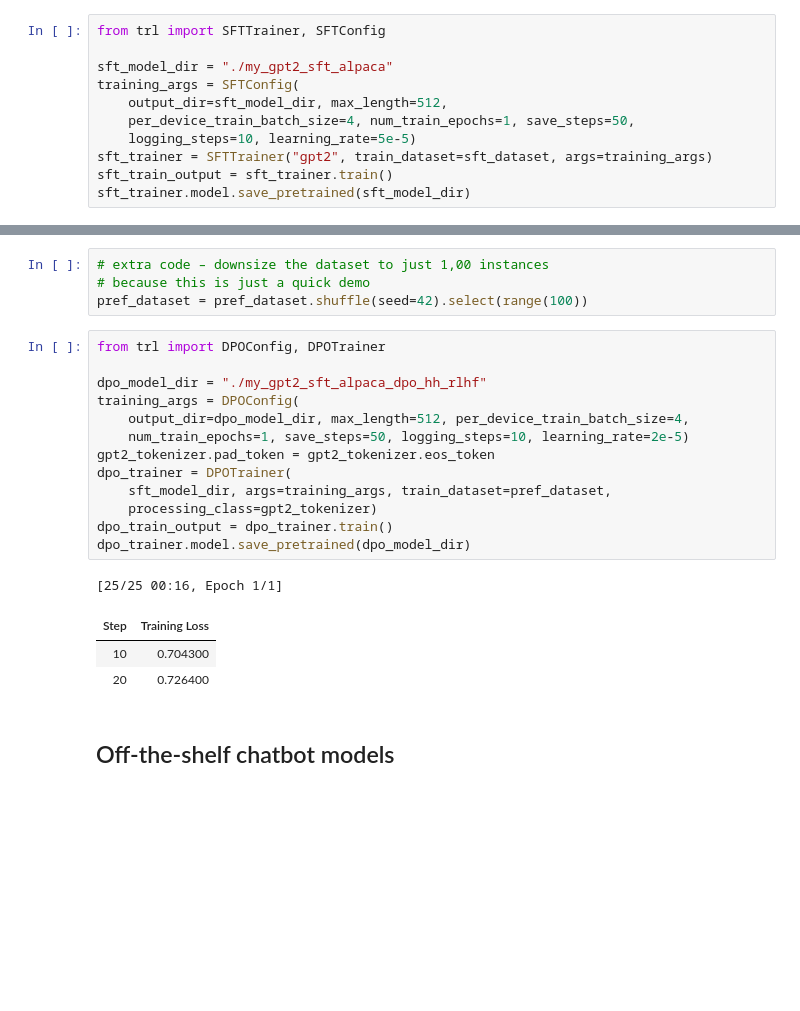
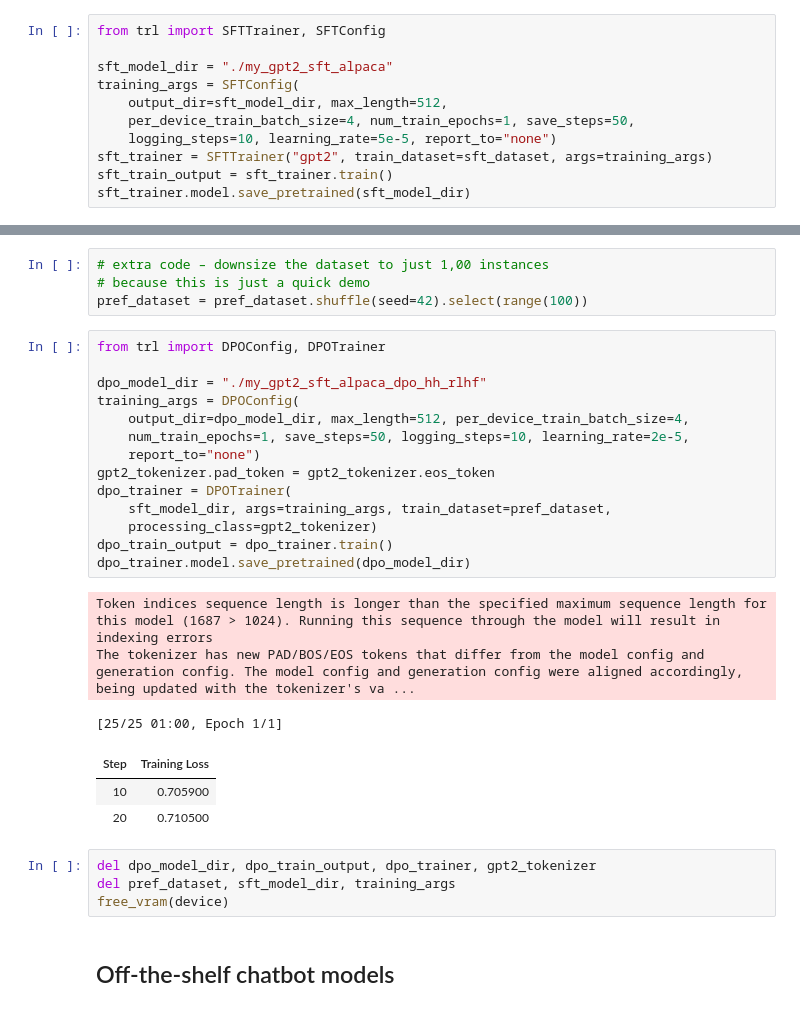
Before and after one commit to niuers/handson-mlp, a Jupyter notebook: 15_transformers_for_nlp_and_chatbots.ipynb, the cells around one changed output, grey strips where cells are left out. Cells and saved outputs as stored; diff of their text form; blank space fills up the shorter version.

```diff
--- a/15_transformers_for_nlp_and_chatbots.ipynb
+++ b/15_transformers_for_nlp_and_chatbots.ipynb
@@ -916,7 +957,7 @@ sft_model_dir = "./my_gpt2_sft_alpaca"
 training_args = SFTConfig(
     output_dir=sft_model_dir, max_length=512,
     per_device_train_batch_size=4, num_train_epochs=1, save_steps=50,
-    logging_steps=10, learning_rate=5e-5)
+    logging_steps=10, learning_rate=5e-5, report_to="none")
 sft_trainer = SFTTrainer("gpt2", train_dataset=sft_dataset, args=training_args)
 sft_train_output = sft_trainer.train()
 sft_trainer.model.save_pretrained(sft_model_dir)
@@ -966,21 +1011,28 @@ pref_dataset = pref_dataset.shuffle(seed=42).select(range(100))
 # %%
 from trl import DPOConfig, DPOTrainer
 
 dpo_model_dir = "./my_gpt2_sft_alpaca_dpo_hh_rlhf"
 training_args = DPOConfig(
     output_dir=dpo_model_dir, max_length=512, per_device_train_batch_size=4,
-    num_train_epochs=1, save_steps=50, logging_steps=10, learning_rate=2e-5)
+    num_train_epochs=1, save_steps=50, logging_steps=10, learning_rate=2e-5,
+    report_to="none")
 gpt2_tokenizer.pad_token = gpt2_tokenizer.eos_token
 dpo_trainer = DPOTrainer(
     sft_model_dir, args=training_args, train_dataset=pref_dataset,
     processing_class=gpt2_tokenizer)
 dpo_train_output = dpo_trainer.train()
 dpo_trainer.model.save_pretrained(dpo_model_dir)
 # %% [output]
-[25/25 00:16, Epoch 1/1]
+Token indices sequence length is longer than the specified maximum sequence length for this model (1687 > 1024). Running this sequence through the model will result in indexing errors
+The tokenizer has new PAD/BOS/EOS tokens that differ from the model config and generation config. The model config and generation config were aligned accordingly, being updated with the tokenizer's va ...
+[25/25 01:00, Epoch 1/1]
 | Step | Training Loss |
-| 10 | 0.704300 |
-| 20 | 0.726400 |
+| 10 | 0.705900 |
+| 20 | 0.710500 |
+# %%
+del dpo_model_dir, dpo_train_output, dpo_trainer, gpt2_tokenizer
+del pref_dataset, sft_model_dir, training_args
+free_vram(device)
 # %% [markdown]
 ## Off-the-shelf chatbot models
 # %% [markdown]
```
Also changed, not shown: parts of 46 cells of this notebook, 3 other files.
